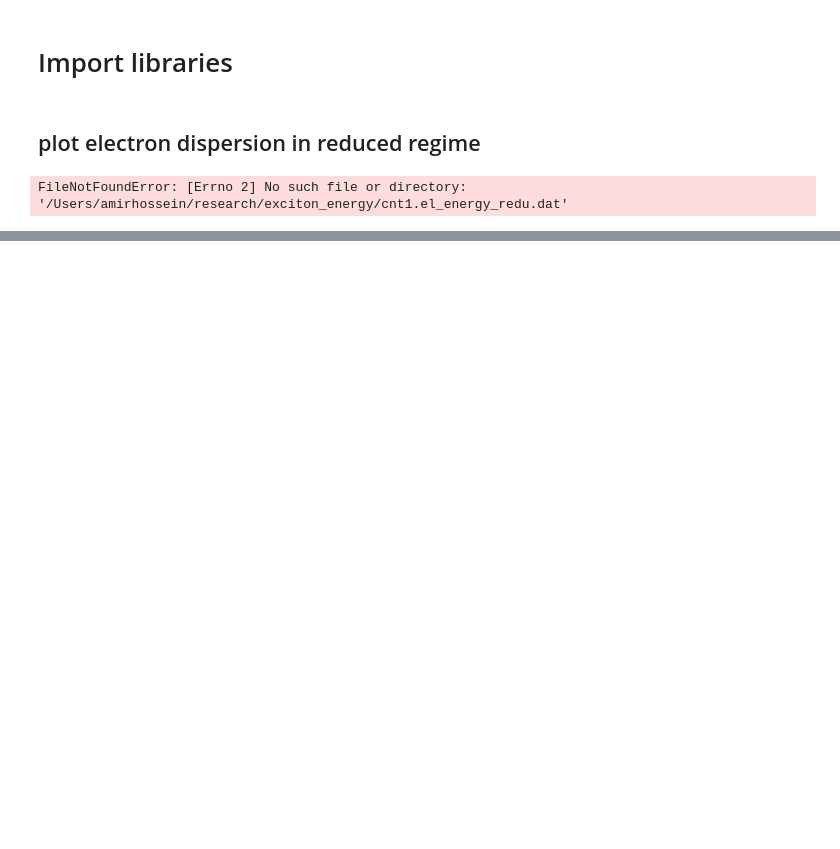
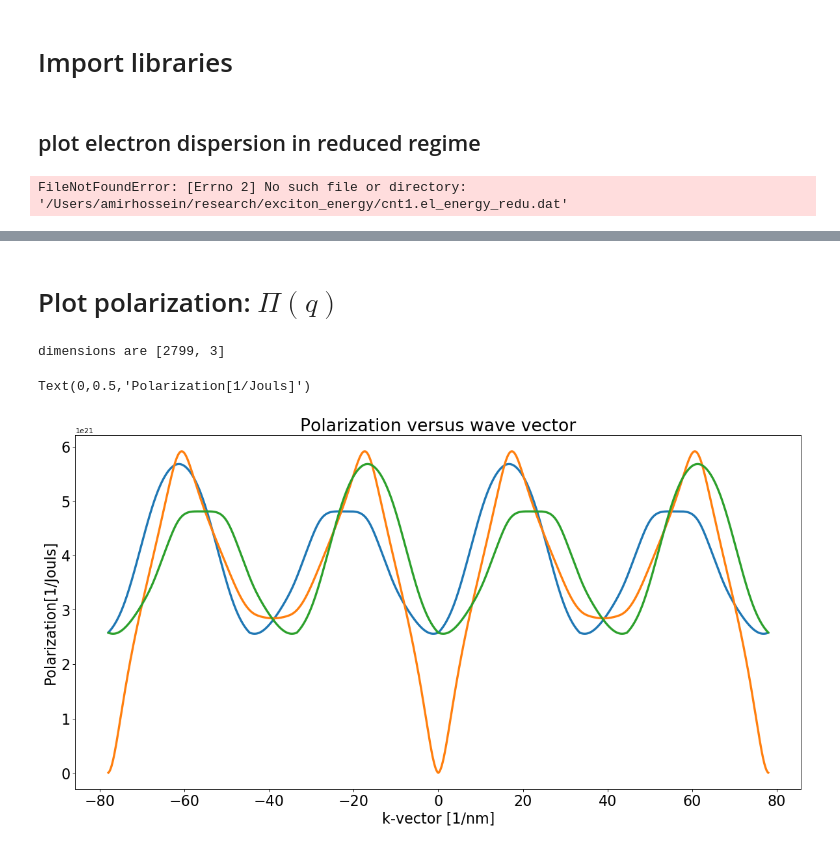
Before and after one commit to amirhosseindavoody/carbon_nanotube_exciton_energy, a Jupyter notebook: cpp/visualization/visualize_all.ipynb, the cells around one changed output, grey strips where cells are left out. Drawn from its saved outputs; the diff is of its cells as text; code cells hidden in the pictures; blank space fills up the shorter version.

Commit message:
function to calculate polarization and dielectric function in cpp version

```diff
--- a/cpp/visualization/visualize_all.ipynb
+++ b/cpp/visualization/visualize_all.ipynb
@@ -118,0 +115,41 @@ Text(0,0.5,'energy [eV]')
+# %% [markdown]
+# Plot polarization: $\Pi(q)$
+# %%
+directory = "/Users/amirhossein/research/exciton_energy"
+
+# load q_vector
+filename = os.path.join(directory,"cnt1.PI_q_vec.dat")
+f = open(filename,mode='r')
+line = f.readline()
+line = f.readline() # second line contains the shape of the cube
+dims = list(map(int, line.split()))
+
+data = np.loadtxt(f)
+q_vec = np.empty(dims)
+q_vec = data/1e9
+
+# load and plot polarization vq
+filename = os.path.join(directory,"cnt1.PI.dat")
+f = open(filename,mode='r')
+line = f.readline()
+line = f.readline() # second line contains the shape of the cube
+dims = list(map(int, line.split()))
+
+data = np.loadtxt(f)
+
+print("dimensions are {}".format(dims))
+
+PI = data
+
+fig=plt.figure(figsize=(18, 9), dpi= 80, facecolor='w', edgecolor='k')
+for i in range(dims[1]):
+    plt.plot(q_vec,PI[:,i], linewidth=3)
+
+plt.tick_params(axis='both', which='major', labelsize=20)
+plt.title('Polarization versus wave vector', size=24)
+plt.xlabel('k-vector [1/nm]', size=20)
+plt.ylabel('Polarization[1/Jouls]', size=20)
+# %% [output]
+dimensions are [2799, 3]
+Text(0,0.5,'Polarization[1/Jouls]')
+[figure, added]
```
Also changed, not shown: parts of 6 cells of this notebook, 5 other files.
